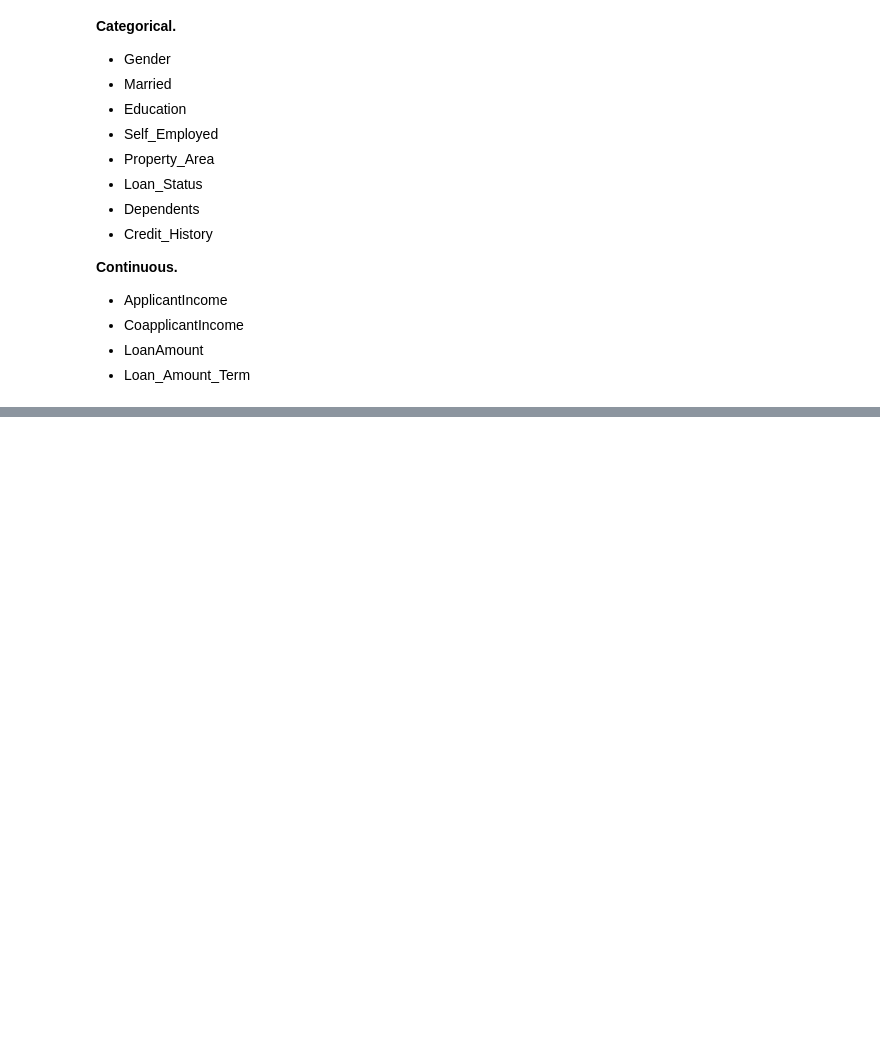
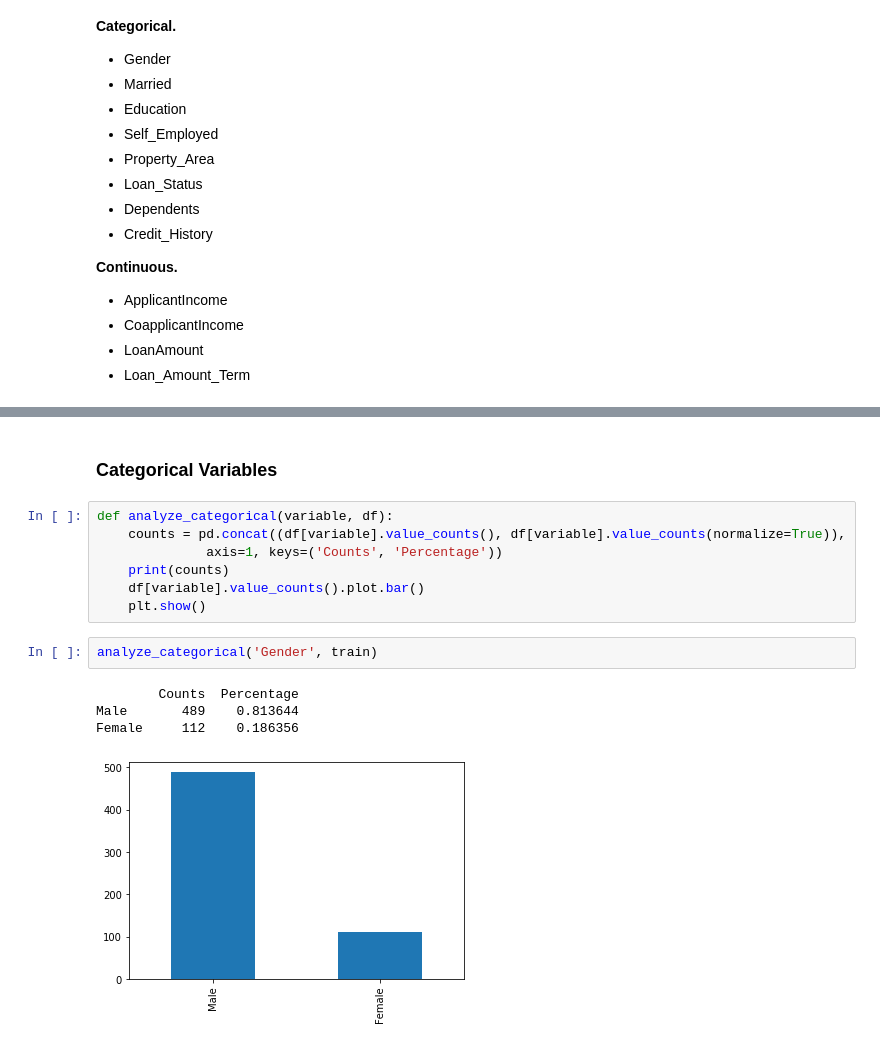
Before and after one commit to ibacaraujo/learning-path-data-scientist, a Jupyter notebook: loan_prediction.ipynb, the cells around one changed output, grey strips where cells are left out. Cells and saved outputs as stored; diff of their text form; blank space fills up the shorter version.

```diff
--- a/loan_prediction.ipynb
+++ b/loan_prediction.ipynb
@@ -120,0 +155,16 @@ Index(['Loan_ID', 'Gender', 'Married', 'Dependents', 'Education',
+# %% [markdown]
+### Categorical Variables
+# %%
+def analyze_categorical(variable, df):
+    counts = pd.concat((df[variable].value_counts(), df[variable].value_counts(normalize=True)),
+              axis=1, keys=('Counts', 'Percentage'))
+    print(counts)
+    df[variable].value_counts().plot.bar()
+    plt.show()
+# %%
+analyze_categorical('Gender', train)
+# %% [output]
+        Counts  Percentage
+Male       489    0.813644
+Female     112    0.186356
+[figure, added]
```
Also changed, not shown: parts of 7 cells of this notebook.
